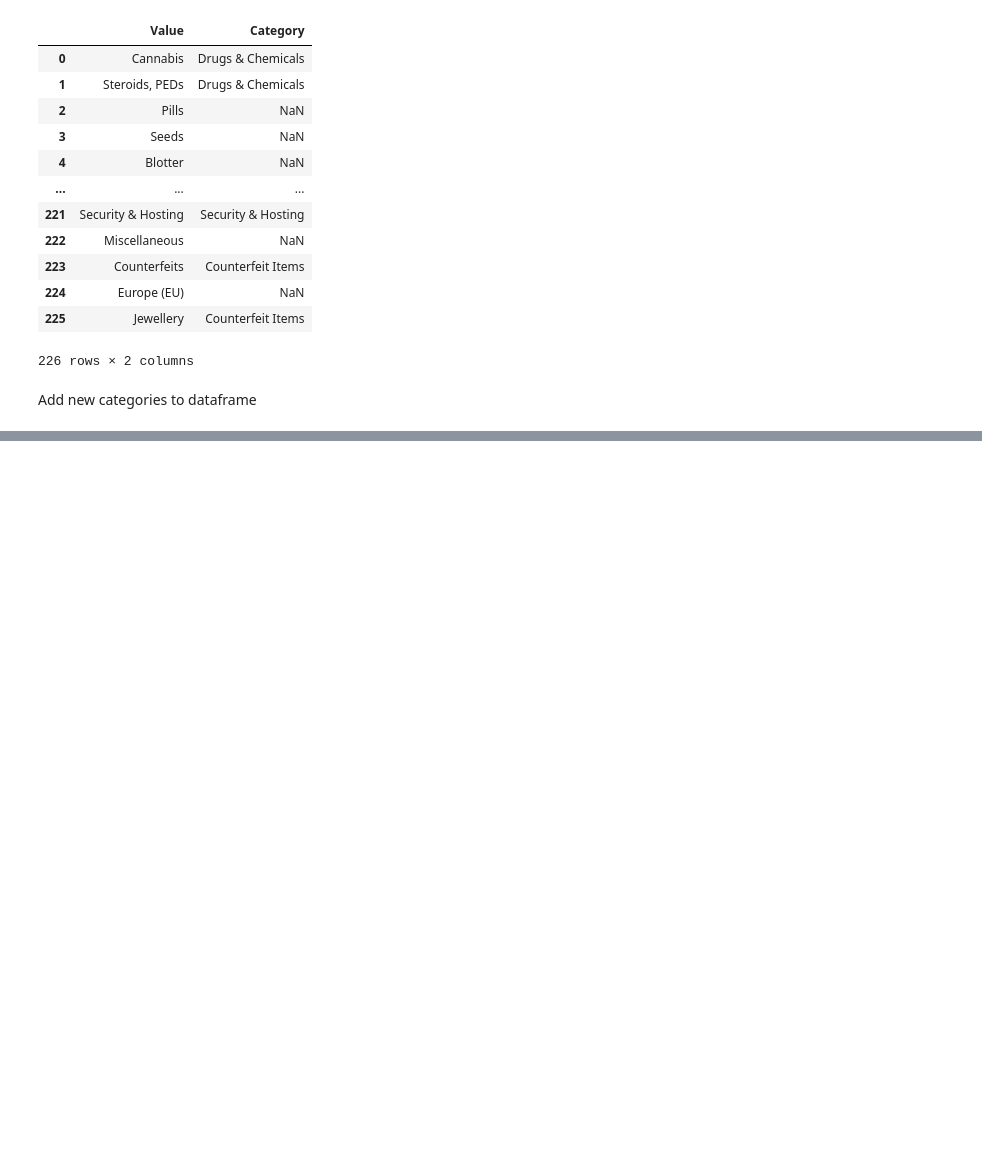
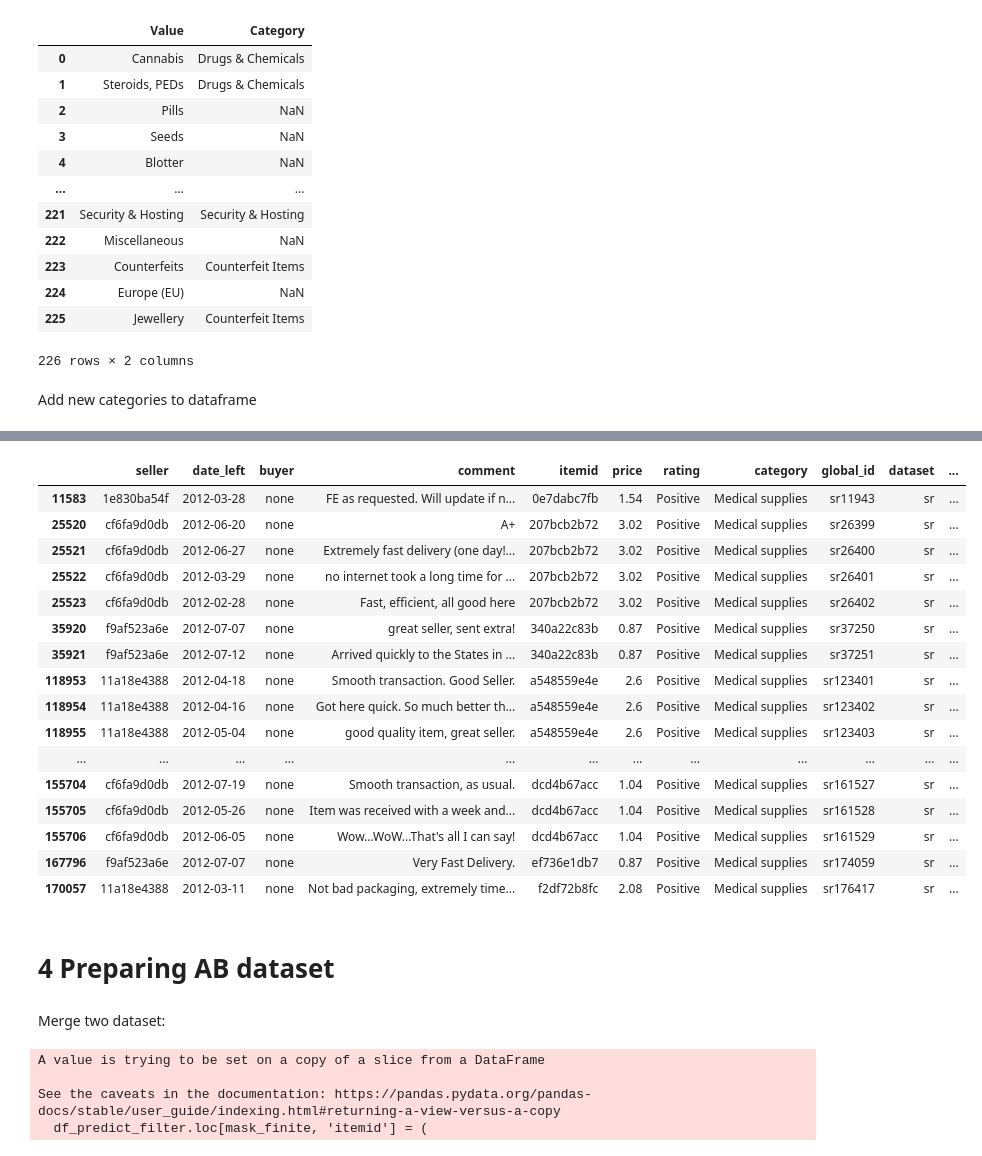
Before and after one commit to GregoryG3/Thesis, a Jupyter notebook: INITIALIZATION.ipynb, the cells around one changed output, grey strips where cells are left out. Drawn from its saved outputs; the diff is of its cells as text; code cells hidden in the pictures; blank space fills up the shorter version.

Commit message:
Przygotowanie bazy AB - merge komentarzy z informacjami o produktach

```diff
--- a/INITIALIZATION.ipynb
+++ b/INITIALIZATION.ipynb
@@ -1486,0 +1498,3 @@ See the caveats in the documentation: https://pandas.pydata.org/pandas-docs/stab
+# %%
+test = df_predict_processed[df_predict_processed['category_new']=='Unknown']
+test.groupby('category').count()
@@ -1486,0 +1516,22 @@ See the caveats in the documentation: https://pandas.pydata.org/pandas-docs/stab
+# %%
+test[test['category']=='Medical supplies']
+# %% [output]
+|  | seller | date_left | buyer | comment | itemid | price | rating | category | global_id | dataset | ... |
+| 11583 | 1e830ba54f | 2012-03-28 | none | FE as requested. Will update if n... | 0e7dabc7fb | 1.54 | Positive | Medical supplies | sr11943 | sr | ... |
+| 25520 | cf6fa9d0db | 2012-06-20 | none | A+ | 207bcb2b72 | 3.02 | Positive | Medical supplies | sr26399 | sr | ... |
+| 25521 | cf6fa9d0db | 2012-06-27 | none | Extremely fast delivery (one day!... | 207bcb2b72 | 3.02 | Positive | Medical supplies | sr26400 | sr | ... |
+| 25522 | cf6fa9d0db | 2012-03-29 | none | no internet took a long time for ... | 207bcb2b72 | 3.02 | Positive | Medical supplies | sr26401 | sr | ... |
+| 25523 | cf6fa9d0db | 2012-02-28 | none | Fast, efficient, all good here | 207bcb2b72 | 3.02 | Positive | Medical supplies | sr26402 | sr | ... |
+| 35920 | f9af523a6e | 2012-07-07 | none | great seller, sent extra! | 340a22c83b | 0.87 | Positive | Medical supplies | sr37250 | sr | ... |
+| 35921 | f9af523a6e | 2012-07-12 | none | Arrived quickly to the States in ... | 340a22c83b | 0.87 | Positive | Medical supplies | sr37251 | sr | ... |
+| 118953 | 11a18e4388 | 2012-04-18 | none | Smooth transaction. Good Seller. | a548559e4e | 2.6 | Positive | Medical supplies | sr123401 | sr | ... |
+| 118954 | 11a18e4388 | 2012-04-16 | none | Got here quick. So much better th... | a548559e4e | 2.6 | Positive | Medical supplies | sr123402 | sr | ... |
+| 118955 | 11a18e4388 | 2012-05-04 | none | good quality item, great seller. | a548559e4e | 2.6 | Positive | Medical supplies | sr123403 | sr | ... |
+| ... | ... | ... | ... | ... | ... | ... | ... | ... | ... | ... | ... |
+| 155704 | cf6fa9d0db | 2012-07-19 | none | Smooth transaction, as usual. | dcd4b67acc | 1.04 | Positive | Medical supplies | sr161527 | sr | ... |
+| 155705 | cf6fa9d0db | 2012-05-26 | none | Item was received with a week and... | dcd4b67acc | 1.04 | Positive | Medical supplies | sr161528 | sr | ... |
+| 155706 | cf6fa9d0db | 2012-06-05 | none | Wow...WoW...That's all I can say! | dcd4b67acc | 1.04 | Positive | Medical supplies | sr161529 | sr | ... |
+| 167796 | f9af523a6e | 2012-07-07 | none | Very Fast Delivery. | ef736e1db7 | 0.87 | Positive | Medical supplies | sr174059 | sr | ... |
+| 170057 | 11a18e4388 | 2012-03-11 | none | Not bad packaging, extremely time... | f2df72b8fc | 2.08 | Positive | Medical supplies | sr176417 | sr | ... |
+# %% [markdown]
+# 4 Preparing AB dataset
@@ -1486,0 +1541,39 @@ See the caveats in the documentation: https://pandas.pydata.org/pandas-docs/stab
+# %% [markdown]
+Merge two dataset:
+# %%
+# filter only AB dataset
+df_predict_filter = df_predict[df_predict['dataset']=='ab']
+# remove duplicates from database with items
+ab_items_no_duplicates = ab_items.drop_duplicates(subset=['itemid'], keep='first')
+
+# Convert 'itemid' columns to string, handling NaN values
+def is_finite(value):
+    try:
+        return np.isfinite(float(value))
+    except (ValueError, TypeError):
+        return False
+
+mask_finite = df_predict_filter['itemid'].apply(is_finite)
+df_predict_filter.loc[mask_finite, 'itemid'] = (
+    df_predict_filter.loc[mask_finite, 'itemid']
+    .astype(float)
+    .astype(int)
+    .astype(str)
+)
+
+ab_items_no_duplicates.loc[:,'itemid'] = ab_items_no_duplicates['itemid'].astype(str)
+
+# Merge the entire datasets based on 'itemid'
+ab_feedback = pd.merge(df_predict_filter,
+                       ab_items_no_duplicates,
+                       on=['itemid','seller'],
+                       how='left')
+
+ab_feedback = ab_feedback[ab_feedback['symbols_only']=='no']
+ab_feedback_for_prediciton = ab_feedback.drop(columns=['symbols_only', 'dataset','buyer', 'cat2'])
+ab_feedback_for_prediciton = ab_feedback_for_prediciton.dropna(subset=['category'])
+# %% [output]
+A value is trying to be set on a copy of a slice from a DataFrame
+
+See the caveats in the documentation: https://pandas.pydata.org/pandas-docs/stable/user_guide/indexing.html#returning-a-view-versus-a-copy
+  df_predict_filter.loc[mask_finite, 'itemid'] = (
```
Also changed, not shown: parts of 15 cells of this notebook.
